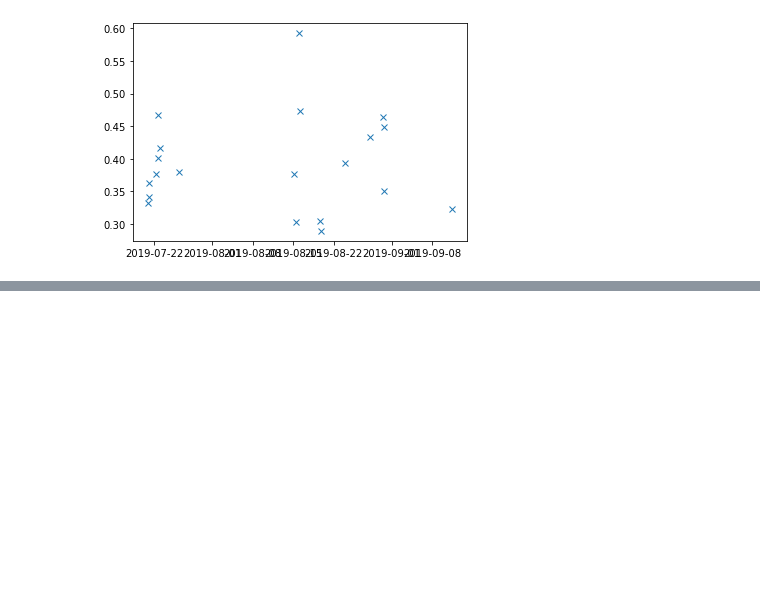
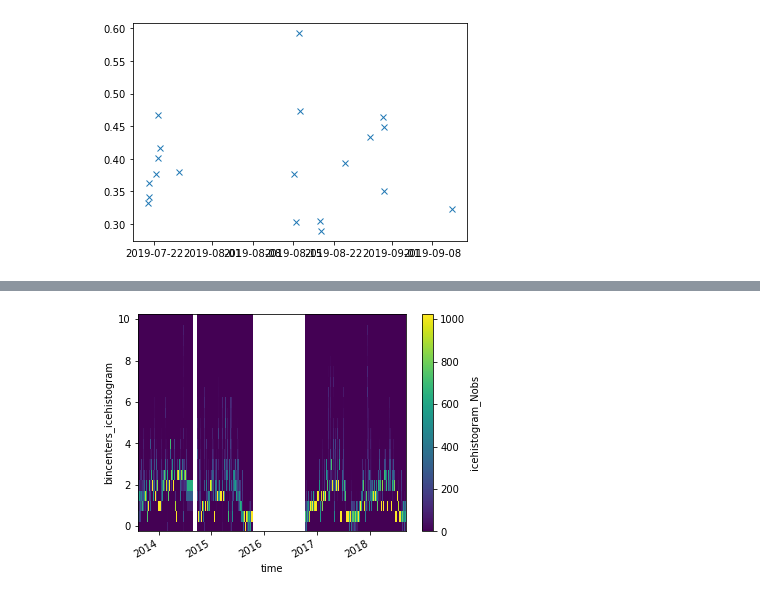
Before and after one commit to vtcooper/waveice, a Jupyter notebook: convert-mat-to-netcdf.ipynb, the cells around one changed output, grey strips where cells are left out. Cells and saved outputs as stored; diff of their text form; code cells hidden in the pictures; blank space fills up the shorter version.

```diff
--- a/convert-mat-to-netcdf.ipynb
+++ b/convert-mat-to-netcdf.ipynb
@@ -393,0 +375,5 @@ Wall time: 32.9 s
+# %%
+allds.icehistogram_Nobs.T.plot()
+plt.show()
+# %% [output]
+[figure, added]
```
Also changed, not shown: parts of 16 cells of this notebook.
